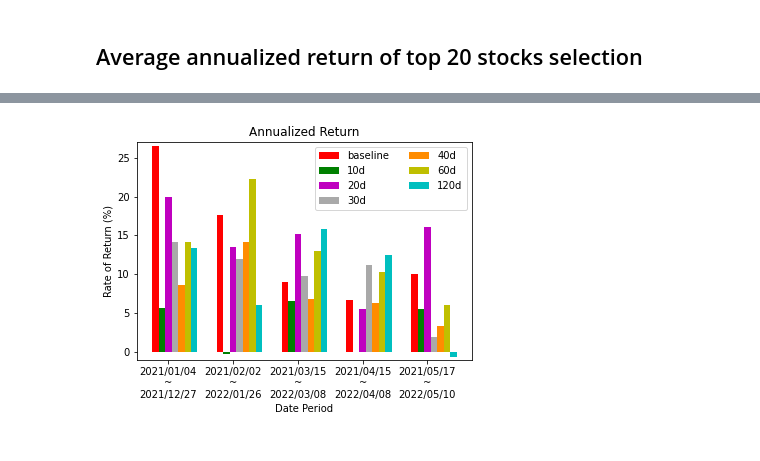
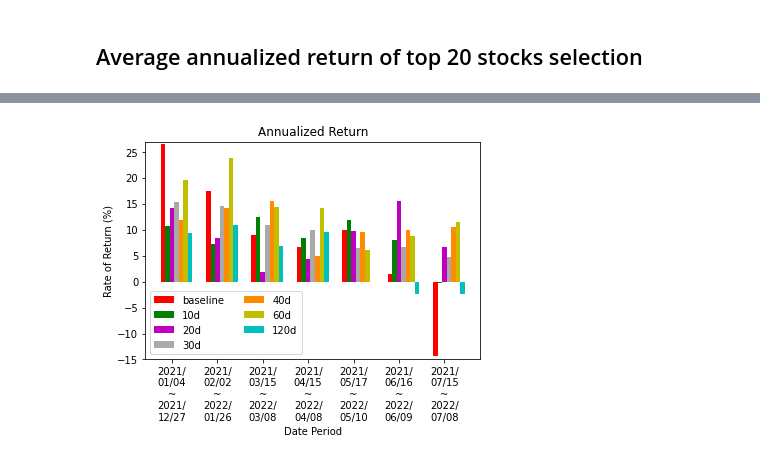
Before and after one commit to TsaoJiHo/Stock_Trend_Prediction, a Jupyter notebook: training.ipynb, the cells around one changed output, grey strips where cells are left out. Drawn from its saved outputs; the diff is of its cells as text; code cells hidden in the pictures.

```diff
--- a/training.ipynb
+++ b/training.ipynb
@@ -650,10 +971,10 @@ from sklearn.metrics import f1_score
 from sklearn.metrics import confusion_matrix
 import json
 
-with open('trend_params.json') as jsonfile:
+with open('trend_params_300.json') as jsonfile:
     code_para_map = json.load(jsonfile)
 
-with open('codes.txt', 'r') as f:
+with open('codes_300.txt', 'r') as f:
     codes = f.read().split()
 
 
@@ -687,11 +1008,11 @@ for i in range(1, 201):
   # print(f'model {i}')
   for d in [10, 20, 30, 40, 60, 120]:
 
-    model_path = f'./models/models/model_{i}_{d}d.ckpt'
+    model_path = f'./models_300/models/model_{i}_{d}d.ckpt'
     # create testing dataset
 
     try:
-      test_set = StockDataset(f'./data/training_data/testing_data_{i}_{d}d.csv')
+      test_set = StockDataset(f'./data/training_data_300/testing_data_{i}_{d}d.csv')
       test_loader = DataLoader(test_set, batch_size=BATCH_SIZE, shuffle=False)
     except Exception as e:
       print(e)
@@ -845,16 +1187,0 @@ IndexError: single positional indexer is out-of-bounds
-# %%
-# Baseline TAIEX
-import pandas as pd
-
-baseline = []
-df = pd.read_csv(f'./data/indicator_data/taiex.csv')
-df = df[df['date'] >= '2021-01-01']
-for day_shift in range(0, 85, 21):
-# for day_shift in [0, 246, 494, 738, 982, 1228, 1475, 1717]:
-    baseline.append((df['TAIEX'].iloc[day_shift + 240] / df['TAIEX'].iloc[day_shift]) - 1)
-    print('\'' +str(df.iloc[day_shift]['date']).replace('-', '/') + r'\n~\n'  +str(df.iloc[day_shift + 240]['date']).replace('-', '/')+ '\',')
-print(round(mean(baseline) * 100, 2))
-
-print('TAIEX' ,baseline)
-for irr in annualized_return.items():
-    print(irr)
@@ -903,46 +1216,42 @@ bar1 = plt.bar(ind, vals_taiex, width, color = 'r')
 vals_10 = [(x - 1) * 100 for x in annualized_return[10]]
 bar2 = plt.bar(ind+width, vals_10, width, color='g')
 
 vals_20 = [(x - 1) * 100 for x in annualized_return[20]]
 bar3 = plt.bar(ind+width*2, vals_20, width, color = 'm')
 
 vals_30 = [(x - 1) * 100 for x in annualized_return[30]]
 bar4 = plt.bar(ind+width*3, vals_30, width, color = 'darkgray')
 
 vals_40 = [(x - 1) * 100 for x in annualized_return[40]]
 bar5 = plt.bar(ind+width*4, vals_40, width, color = 'darkorange')
 
 vals_60 = [(x - 1) * 100 for x in annualized_return[60]]
 bar6 = plt.bar(ind+width*5, vals_60, width, color = 'y')
 
 vals_120 = [(x - 1) * 100 for x in annualized_return[120]]
 bar7 = plt.bar(ind+width*6, vals_120, width, color = 'c')
 
 plt.xlabel("Date Period")
 # plt.xlabel("Year")
 plt.ylabel('Rate of Return (%)')
 plt.title("Annualized Return")
-plt.ylim(-1, 27)
+plt.ylim(-15, 27)
 
-plt.xticks(ind+width*2,['2021/01/04\n~\n2021/12/27',
-'2021/02/02\n~\n2022/01/26',
-'2021/03/15\n~\n2022/03/08',
-'2021/04/15\n~\n2022/04/08',
-'2021/05/17\n~\n2022/05/10'
+plt.xticks(ind+width*2,['2021/\n01/04\n~\n2021/\n12/27',
+'2021/\n02/02\n~\n2022/\n01/26',
+'2021/\n03/15\n~\n2022/\n03/08',
+'2021/\n04/15\n~\n2022/\n04/08',
+'2021/\n05/17\n~\n2022/\n05/10',
+'2021/\n06/16\n~\n2022/\n06/09',
+'2021/\n07/15\n~\n2022/\n07/08'
 ])
-
-
-
-
-
-
 
 plt.legend((bar1, bar2, bar3, bar4, bar5, bar6, bar7),
            ('baseline', '10d', '20d', '30d', '40d', '60d', '120d'),
            ncol = 2)
 plt.show()
 # %% [output]
-[figure, old version]
+[figure, new version]
 # %%
 # Average Annualized Return
 print('baseline', round(mean(baseline) * 100, 2))
```
Also changed, not shown: parts of 17 cells of this notebook, 15 other files.
